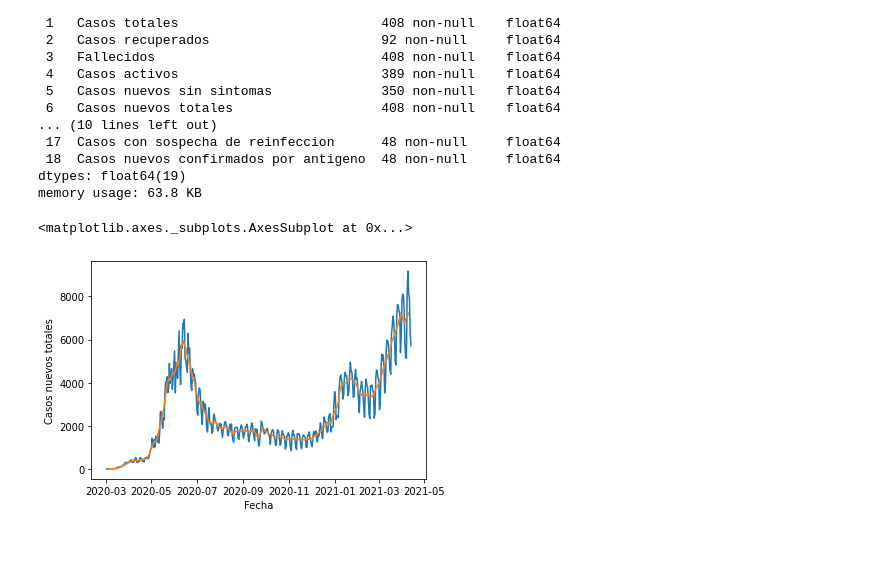
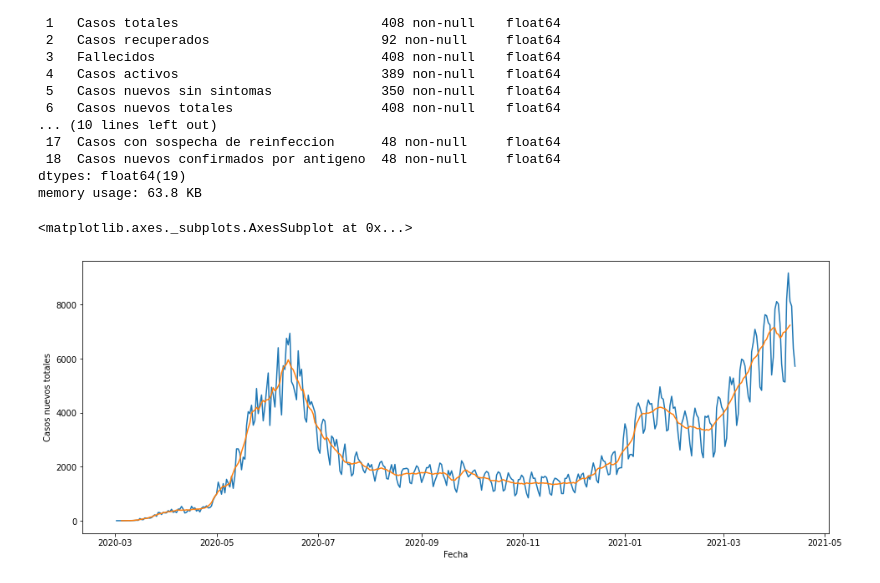
Before and after one commit to jorgeanais/covid19_data_visualization_chile, a Jupyter notebook: Covid19_Chile.ipynb, the cells around one changed output. Drawn from its saved outputs; the diff is of its cells as text; code cells hidden in the pictures; blank space fills up the shorter version.

```diff
--- a/Covid19_Chile.ipynb
+++ b/Covid19_Chile.ipynb
@@ -47,8 +47,9 @@ memory usage: 63.8 KB
 # %%
 df['Media movil semanal Casos nuevos totales'] = df['Casos nuevos totales'].rolling(window=7, center=True).mean()
 # %%
+plt.figure(figsize=(16, 6))
 sns.lineplot(data=df, x=df.index, y='Casos nuevos totales')
 sns.lineplot(data=df, x=df.index, y='Media movil semanal Casos nuevos totales')
 # %% [output]
 <matplotlib.axes._subplots.AxesSubplot at 0x...>
-[figure, old version]
+[figure, new version]
```
Also changed, not shown: parts of 1 cell of this notebook.
